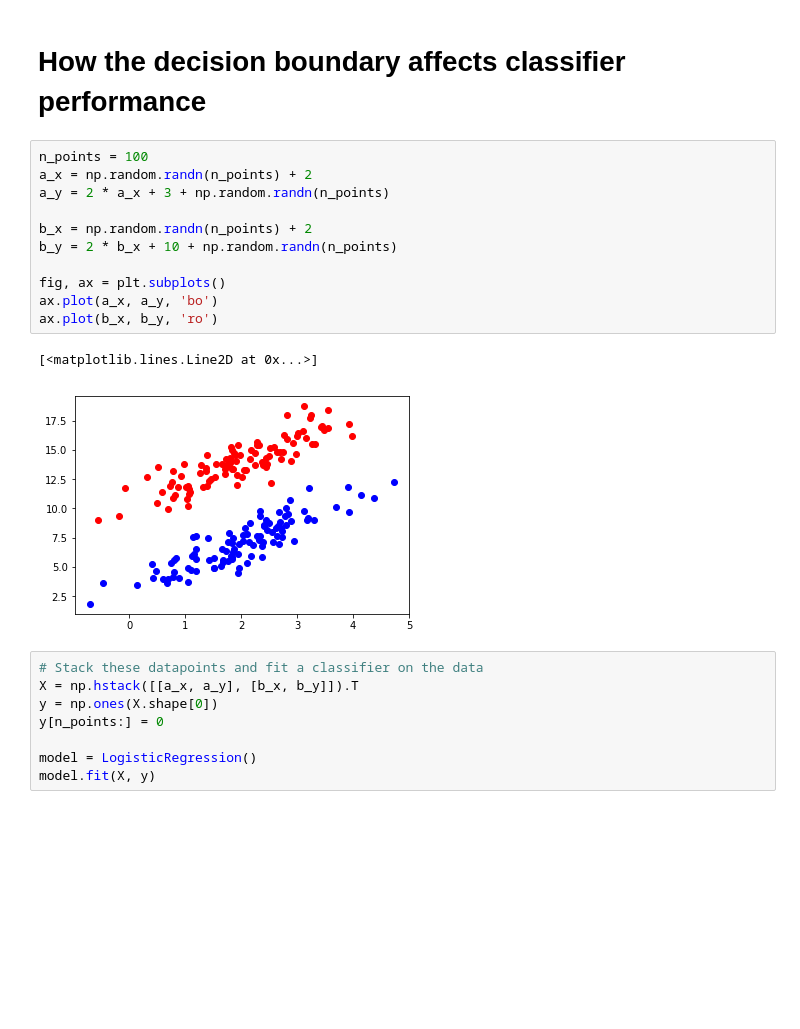
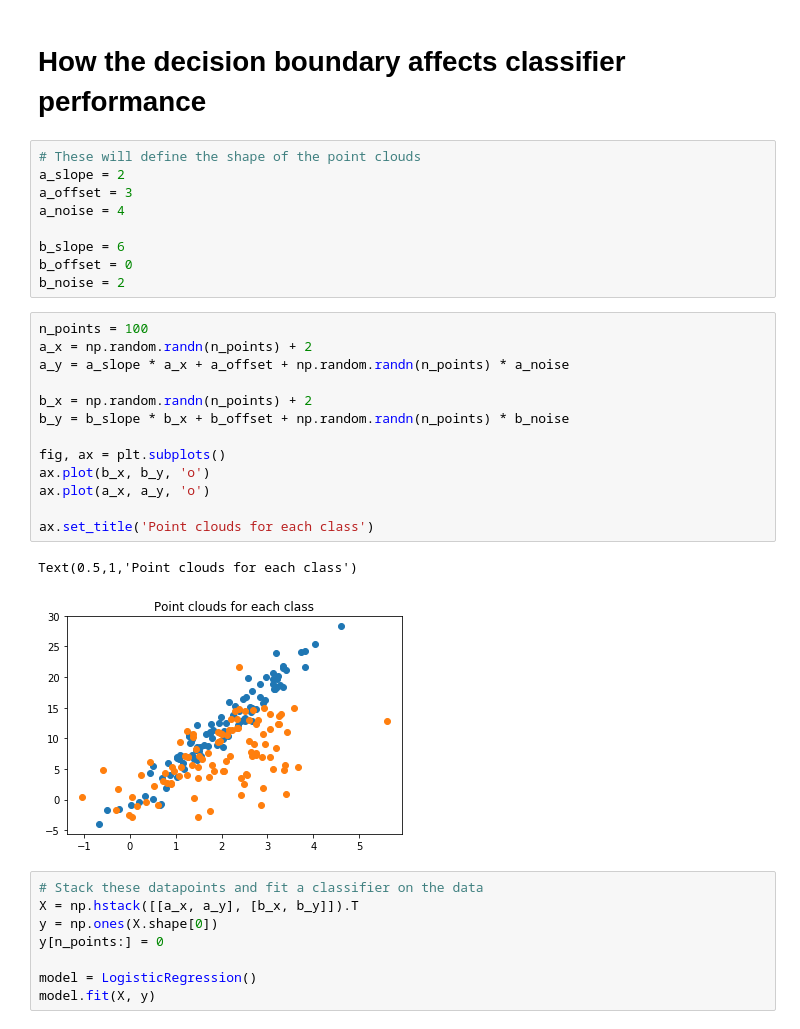
Before and after one commit to choldgraf/paper-encoding_decoding_electrophysiology, a Jupyter notebook: notebooks/Miscellaneous.ipynb, the cells around one changed output. Drawn from its saved outputs; the diff is of its cells as text; blank space fills up the shorter version.

```diff
--- a/notebooks/Miscellaneous.ipynb
+++ b/notebooks/Miscellaneous.ipynb
@@ -6,20 +6,31 @@ import matplotlib.pyplot as plt
 %matplotlib inline
 # %% [markdown]
 # How the decision boundary affects classifier performance
+# %%
+# These will define the shape of the point clouds
+a_slope = 2
+a_offset = 3
+a_noise = 4
+
+b_slope = 6
+b_offset = 0
+b_noise = 2
 # %%
 n_points = 100
 a_x = np.random.randn(n_points) + 2
-a_y = 2 * a_x + 3 + np.random.randn(n_points)
+a_y = a_slope * a_x + a_offset + np.random.randn(n_points) * a_noise
 
 b_x = np.random.randn(n_points) + 2
-b_y = 2 * b_x + 10 + np.random.randn(n_points)
+b_y = b_slope * b_x + b_offset + np.random.randn(n_points) * b_noise
 
 fig, ax = plt.subplots()
-ax.plot(a_x, a_y, 'bo')
-ax.plot(b_x, b_y, 'ro')
+ax.plot(b_x, b_y, 'o')
+ax.plot(a_x, a_y, 'o')
+
+ax.set_title('Point clouds for each class')
 # %% [output]
-[<matplotlib.lines.Line2D at 0x...>]
+Text(0.5,1,'Point clouds for each class')
-[figure, old version]
+[figure, new version]
 # %%
 # Stack these datapoints and fit a classifier on the data
 X = np.hstack([[a_x, a_y], [b_x, b_y]]).T
```
Also changed, not shown: parts of 2 cells of this notebook.
